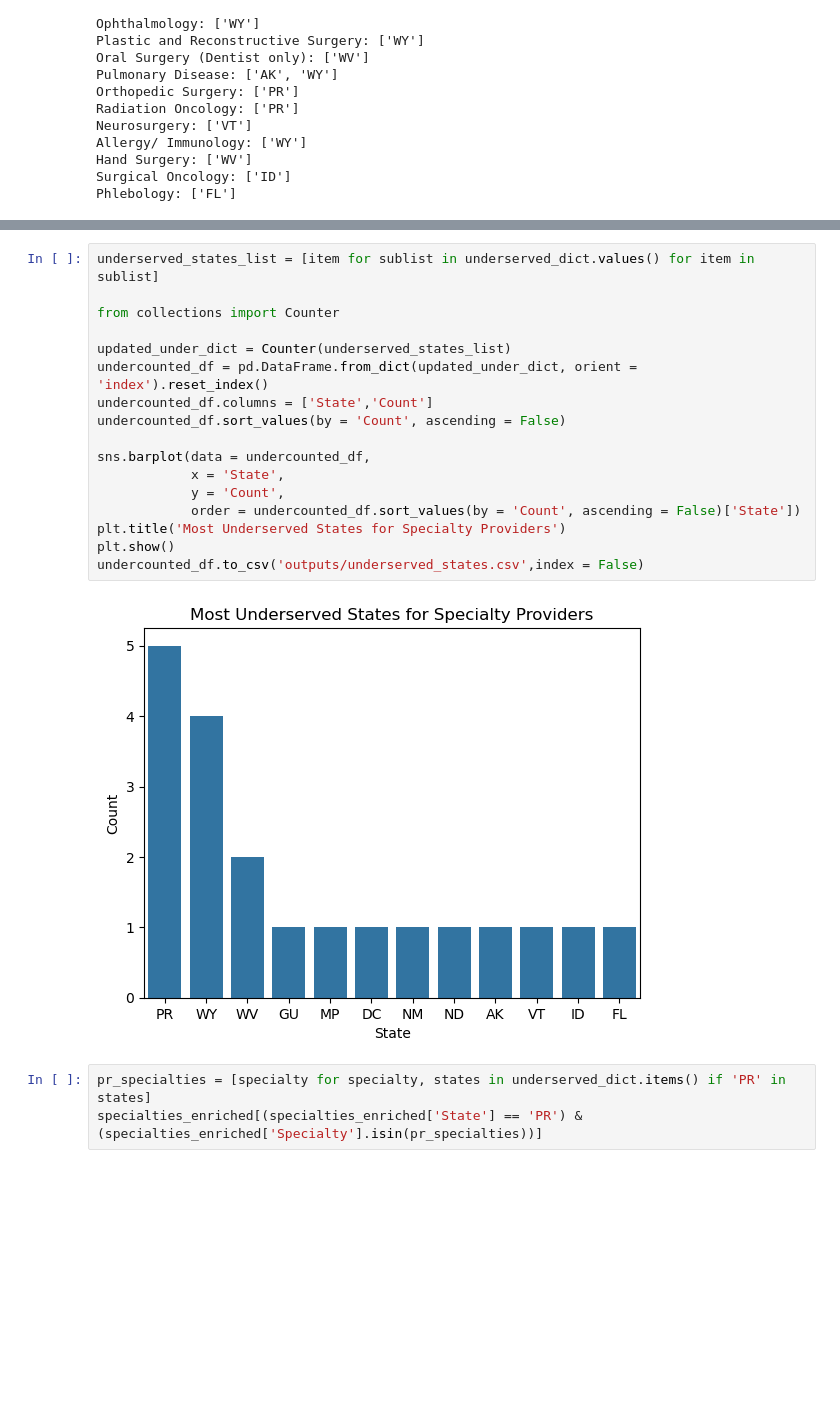
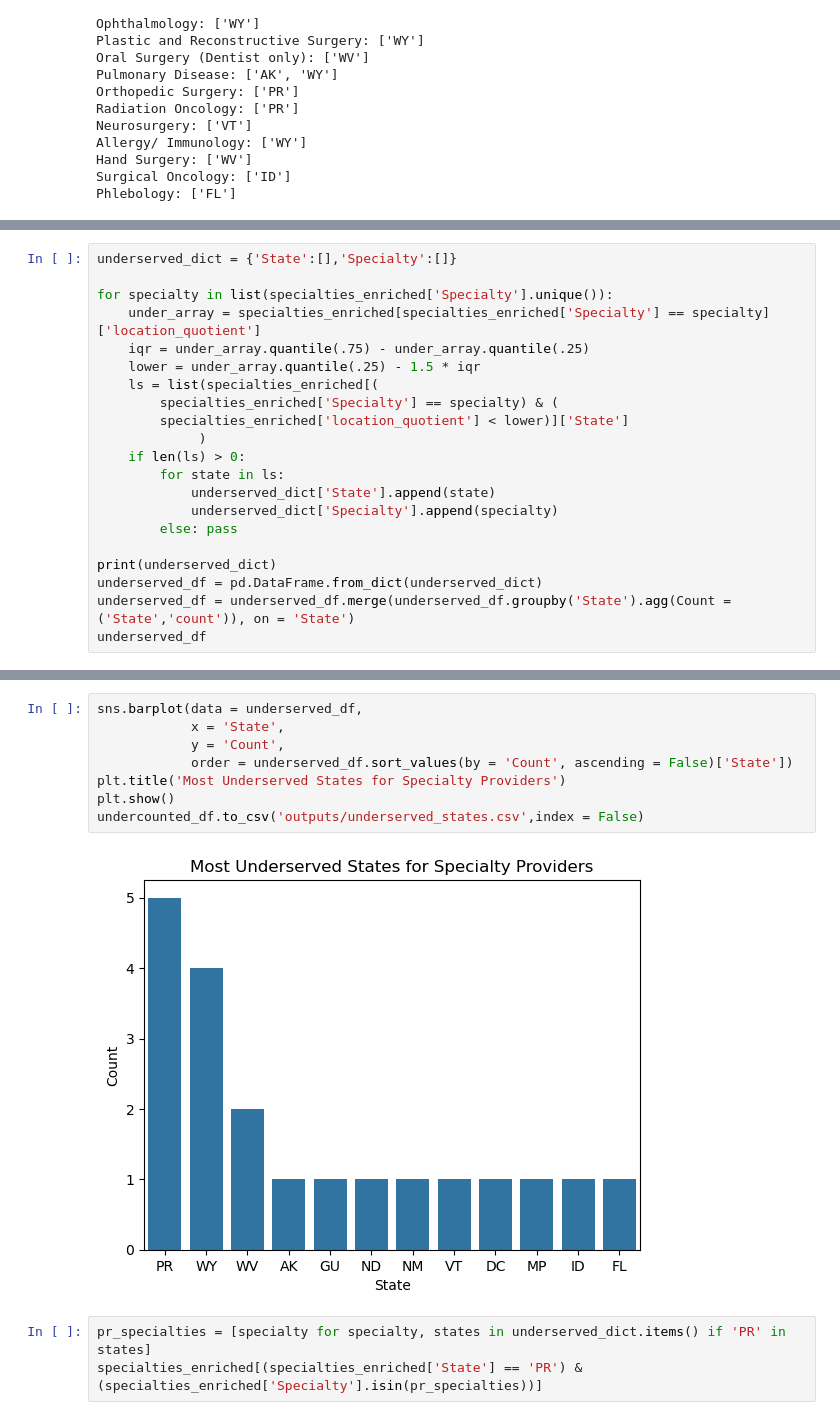
Before and after one commit to tonyinarula/Medicare-Part-D-Prescribing-Analysis, a Jupyter notebook: analysis.ipynb, the cells around one changed output, grey strips where cells are left out. Cells and saved outputs as stored; diff of their text form; blank space fills up the shorter version.

```diff
--- a/analysis.ipynb
+++ b/analysis.ipynb
@@ -362,0 +359,21 @@ dict_values([['PR'], ['GU', 'MP'], ['PR', 'DC'], ['PR'], ['NM', 'ND'], ['WY'], [
+# %%
+underserved_dict = {'State':[],'Specialty':[]}
+
+for specialty in list(specialties_enriched['Specialty'].unique()):
+    under_array = specialties_enriched[specialties_enriched['Specialty'] == specialty]['location_quotient']
+    iqr = under_array.quantile(.75) - under_array.quantile(.25)
+    lower = under_array.quantile(.25) - 1.5 * iqr
+    ls = list(specialties_enriched[(
+        specialties_enriched['Specialty'] == specialty) & (
+        specialties_enriched['location_quotient'] < lower)]['State']
+             )
+    if len(ls) > 0:
+        for state in ls:
+            underserved_dict['State'].append(state)
+            underserved_dict['Specialty'].append(specialty)
+        else: pass
+
+print(underserved_dict)
+underserved_df = pd.DataFrame.from_dict(underserved_dict)
+underserved_df = underserved_df.merge(underserved_df.groupby('State').agg(Count = ('State','count')), on = 'State')
+underserved_df
@@ -363,22 +399,13 @@ dict_values([['PR'], ['GU', 'MP'], ['PR', 'DC'], ['PR'], ['NM', 'ND'], ['WY'], [
 # %%
-underserved_states_list = [item for sublist in underserved_dict.values() for item in sublist]
-
-from collections import Counter
-
-updated_under_dict = Counter(underserved_states_list)
-undercounted_df = pd.DataFrame.from_dict(updated_under_dict, orient = 'index').reset_index()
-undercounted_df.columns = ['State','Count']
-undercounted_df.sort_values(by = 'Count', ascending = False)
-
-sns.barplot(data = undercounted_df,
+sns.barplot(data = underserved_df,
             x = 'State',
             y = 'Count',
-            order = undercounted_df.sort_values(by = 'Count', ascending = False)['State'])
+            order = underserved_df.sort_values(by = 'Count', ascending = False)['State'])
 plt.title('Most Underserved States for Specialty Providers')
 plt.show()
 undercounted_df.to_csv('outputs/underserved_states.csv',index = False)
 # %% [output]
-[figure, old version]
+[figure, new version]
 # %%
 pr_specialties = [specialty for specialty, states in underserved_dict.items() if 'PR' in states]
 specialties_enriched[(specialties_enriched['State'] == 'PR') & (specialties_enriched['Specialty'].isin(pr_specialties))]
```
Also changed, not shown: parts of 2 cells of this notebook.
